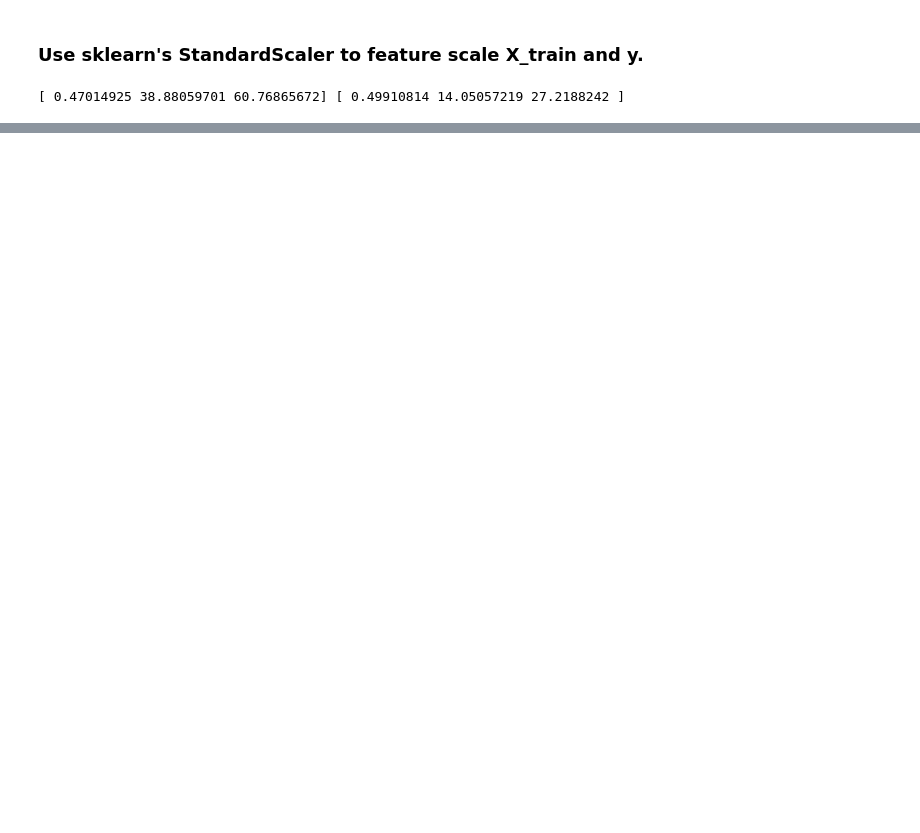
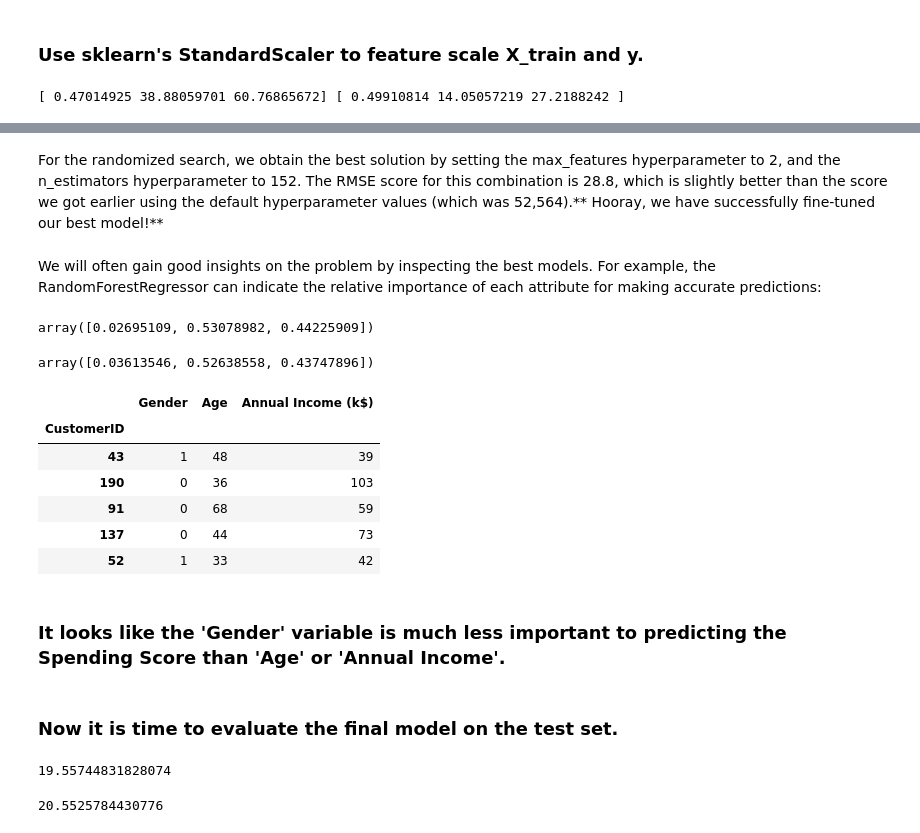
Before and after one commit to ROARMarketingConcepts/Machine-Learning-Projects, a Jupyter notebook: Mall_Customer_Segmentation_Analysis.ipynb, the cells around one changed output, grey strips where cells are left out. Cells and saved outputs as stored; diff of their text form; code cells hidden in the pictures; blank space fills up the shorter version.

```diff
--- a/Mall_Customer_Segmentation_Analysis.ipynb
+++ b/Mall_Customer_Segmentation_Analysis.ipynb
@@ -546,0 +610,4 @@ print(y_train_mean,y_train_std_dev)
+# %%
+from sklearn.tree import DecisionTreeRegressor
+tree_reg = DecisionTreeRegressor()
+tree_reg.fit(X_train,y_train)
@@ -546,0 +661,5 @@ print(y_train_mean,y_train_std_dev)
+# %%
+from sklearn.ensemble import RandomForestRegressor
+
+forest_reg = RandomForestRegressor(random_state=42)
+forest_reg.fit(X_train, y_train)
@@ -546,0 +689,15 @@ print(y_train_mean,y_train_std_dev)
+# %%
+from sklearn.model_selection import GridSearchCV
+
+param_grid = [
+    # try 12 (3×4) combinations of hyperparameters
+    {'n_estimators': [3, 10, 30], 'max_features': [1,2,3]},
+    # then try 6 (2×3) combinations with bootstrap set as False
+    {'bootstrap': [False], 'n_estimators': [3, 10], 'max_features': [1,2, 3]},
+  ]
+
+forest_reg = RandomForestRegressor(random_state=42)
+
+# train across 5 folds, that's a total of (12+6)*5=90 rounds of training
+grid_search = GridSearchCV(forest_reg, param_grid,scoring='neg_mean_squared_error', return_train_score=True)
+grid_search.fit(X_train, y_train)
@@ -546,0 +744,12 @@ print(y_train_mean,y_train_std_dev)
+# %%
+from sklearn.model_selection import RandomizedSearchCV
+from scipy.stats import randint
+
+param_distribs = {
+        'n_estimators': randint(low=1, high=200),
+        'max_features': randint(low=1, high=3),
+    }
+
+forest_reg = RandomForestRegressor(random_state=42)
+rnd_search = RandomizedSearchCV(forest_reg, param_distributions=param_distribs,n_iter=10, scoring='neg_mean_squared_error', random_state=42)
+rnd_search.fit(X_train, y_train)
@@ -546,0 +788,44 @@ print(y_train_mean,y_train_std_dev)
+# %% [markdown]
+For the randomized search, we obtain the best solution by setting the max_features hyperparameter to 2, and the n_estimators hyperparameter to 152. The RMSE score for this combination is 28.8, which is slightly better than the score we got earlier using the default hyperparameter values (which was 52,564).** Hooray, we have successfully fine-tuned our best model!**
+# %% [markdown]
+We will often gain good insights on the problem by inspecting the best models. For example, the RandomForestRegressor can indicate the relative importance of each attribute for making accurate predictions:
+# %%
+grid_feature_importances = grid_search.best_estimator_.feature_importances_
+grid_feature_importances
+# %% [output]
+array([0.02695109, 0.53078982, 0.44225909])
+# %%
+rnd_feature_importances = rnd_search.best_estimator_.feature_importances_
+rnd_feature_importances
+# %% [output]
+array([0.03613546, 0.52638558, 0.43747896])
+# %%
+X_train.head()
+# %% [output]
+|  | Gender | Age | Annual Income (k$) |
+| CustomerID |  |  |  |
+| 43 | 1 | 48 | 39 |
+| 190 | 0 | 36 | 103 |
+| 91 | 0 | 68 | 59 |
+| 137 | 0 | 44 | 73 |
+| 52 | 1 | 33 | 42 |
+# %% [markdown]
+### It looks like the 'Gender' variable is much less important to predicting the Spending Score than 'Age' or 'Annual Income'.
+# %% [markdown]
+### Now it is time to evaluate the final model on the test set.
+# %%
+final_model_grid = grid_search.best_estimator_
+final_predictions_grid = final_model_grid.predict(X_test)
+final_mse_grid = mean_squared_error(y_test, final_predictions_grid)
+final_rmse_grid = np.sqrt(final_mse_grid)
+print(final_rmse_grid)
+# %% [output]
+19.55744831828074
+# %%
+final_model_rnd = rnd_search.best_estimator_
+final_predictions_rnd = final_model_rnd.predict(X_test)
+final_mse_rnd = mean_squared_error(y_test, final_predictions_rnd)
+final_rmse_rnd = np.sqrt(final_mse_rnd)
+print(final_rmse_rnd)
+# %% [output]
+20.5525784430776
```
Also changed, not shown: parts of 50 cells of this notebook.
